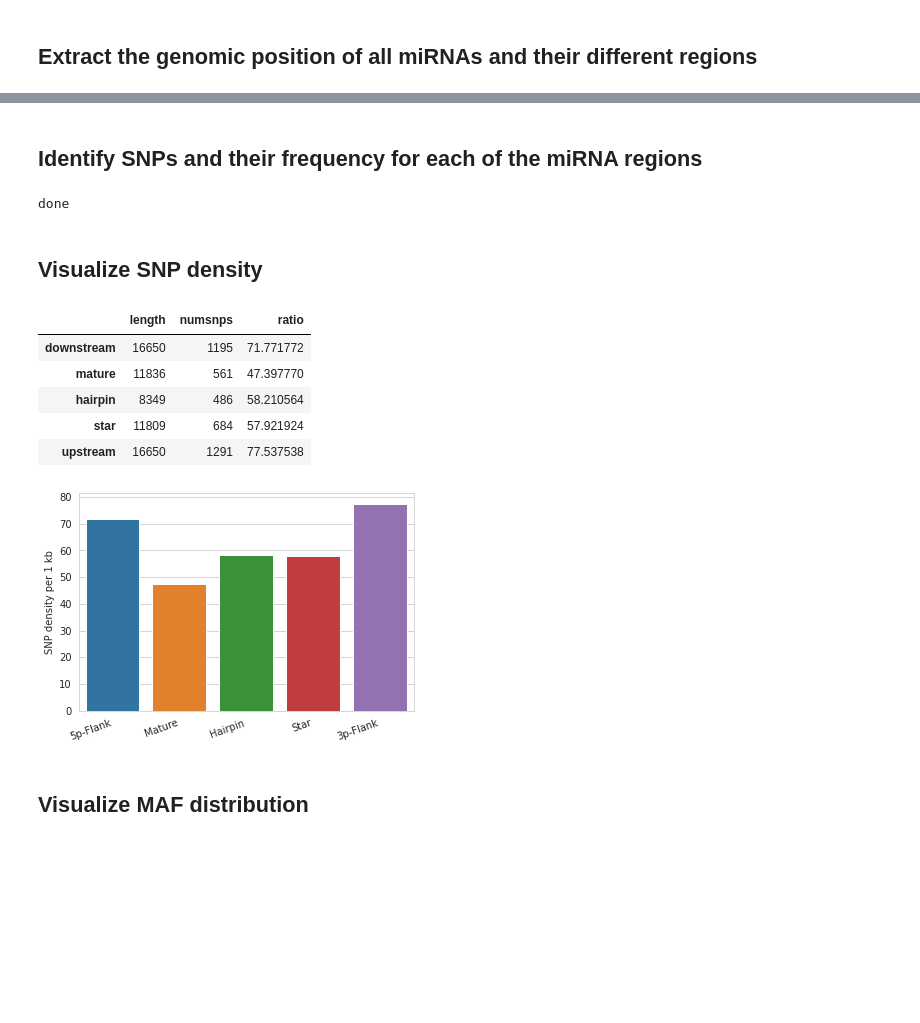
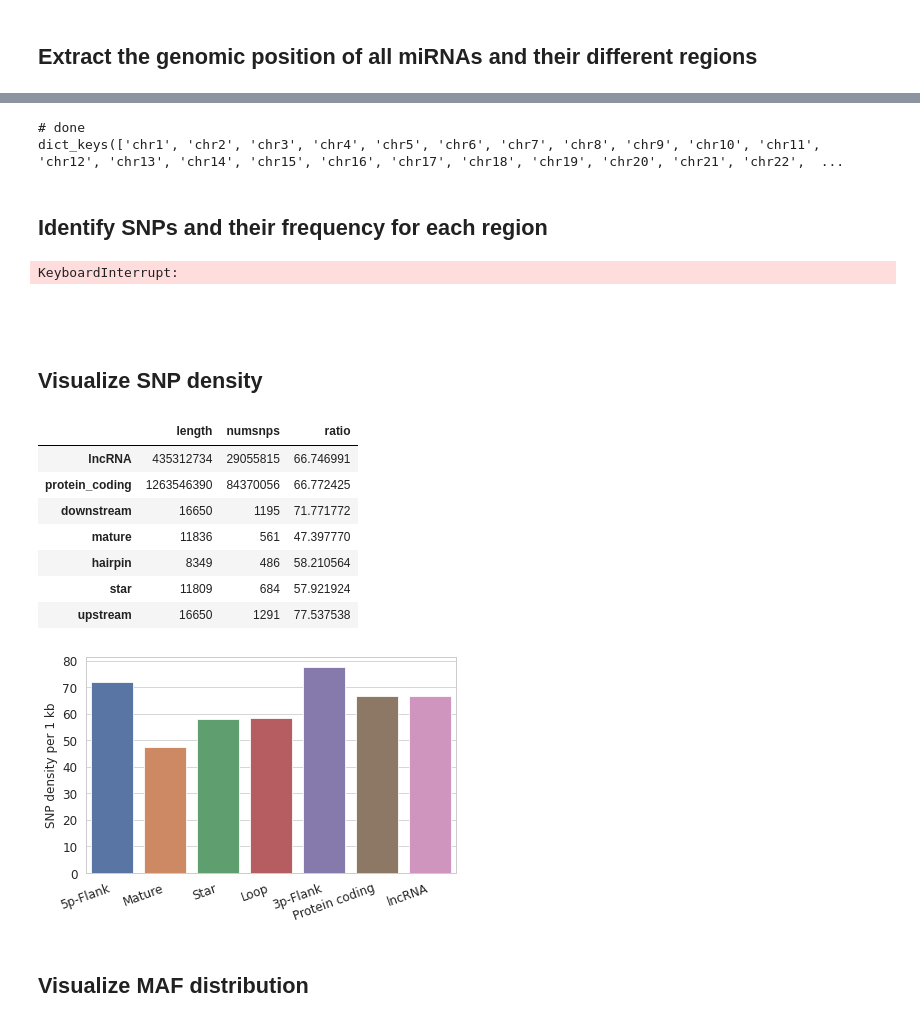
Before and after one commit to felixlangschied/human_mirna_evol, a Jupyter notebook: scripts/notebooks/SNPanalysis.ipynb, the cells around one changed output, grey strips where cells are left out. Drawn from its saved outputs; the diff is of its cells as text; code cells hidden in the pictures; blank space fills up the shorter version.

```diff
--- a/scripts/notebooks/SNPanalysis.ipynb
+++ b/scripts/notebooks/SNPanalysis.ipynb
@@ -73,5 +139,41 @@ with open(outfile, 'w') as of:
+# %%
+import json
+
+###################################################################################################################
+protpath = '/home/felixl/PycharmProjects/human_miRNA_evol/data/processed/SNPs/other_regions.json'
+mirpath = '/home/felixl/PycharmProjects/human_miRNA_evol/data/processed/SNPs/mirna_regions.json'
+
+outpath = '/home/felixl/PycharmProjects/human_miRNA_evol/data/processed/SNPs/all_regions.json'
+#########################################################################################################
+
+
+def read_json(path):
+    with open(path, 'r') as fh:
+        out_dict = json.load(fh)
+    return out_dict
+
+
+protdict = read_json(protpath)
+mirdict = read_json(mirpath)
+alldict = protdict
+
+for chrom in mirdict:
+    if chrom == 'chrM':
+        continue
+    alldict[chrom].update(mirdict[chrom])
+
+
+with open(outpath, 'w') as of:
+    json.dump(alldict, of)
+
+print('# done')
+
+print(protdict.keys())
+# %% [output]
+# done
+dict_keys(['chr1', 'chr2', 'chr3', 'chr4', 'chr5', 'chr6', 'chr7', 'chr8', 'chr9', 'chr10', 'chr11', 'chr12', 'chr13', 'chr14', 'chr15', 'chr16', 'chr17', 'chr18', 'chr19', 'chr20', 'chr21', 'chr22',  ...
 # %% [markdown]
-## Identify SNPs and their frequency for each of the miRNA regions
+## Identify SNPs and their frequency for each region
 # %%
 """
 loads:
@@ -86,7 +188,7 @@ import json
 
 ###################################################################################################################
 chrom_json_dir = '/share/project/felixl/dbSNP/chromwise_dbSNP'
-position_path = '/home/felixl/PycharmProjects/human_miRNA_evol/data/processed/SNPs/mirna_regions.json'
+position_path = '/home/felixl/PycharmProjects/human_miRNA_evol/data/processed/SNPs/all_regions.json'
 
 outsnps = '/home/felixl/PycharmProjects/human_miRNA_evol/data/processed/SNPs/no_snps_per_region.json'
 outmafs = '/home/felixl/PycharmProjects/human_miRNA_evol/data/processed/SNPs/mafs_per_region.json'
@@ -153,7 +255,9 @@ save_json(outsnps, snp_out)
 save_json(outmafs, mafs_dic)
 print('done')
 # %% [output]
-done
+KeyboardInterrupt:
+# %% [markdown]
+##
 # %% [markdown]
 ## Visualize SNP density
 # %%
@@ -165,37 +269,45 @@ import json
 
 ###################################################################################################################
 snps = '/home/felixl/PycharmProjects/human_miRNA_evol/data/processed/SNPs/no_snps_per_region.json'
 
 figout = '/home/felixl/PycharmProjects/human_miRNA_evol/figures/snp_density_mirnas.png'
 ###################################################################################################################
 
 def load_snps(path):
     with open(path, 'r') as fh:
         tmpdic = json.load(fh)
     df = pd.DataFrame.from_dict(tmpdic, orient='index')
     df = df.drop(index='pre_mirna')
     df['ratio'] = df['numsnps']/df['length'] * 1000
     return df
 
 
 snpdf = load_snps(snps)
 display(snpdf)
 
 sns.set_style('whitegrid')
-ax = sns.barplot(data=snpdf, x=snpdf.index, y='ratio')
-plt.ylabel('SNP density per 1 kb')
+# sns.set_theme('paper')
+order = ['downstream', 'mature', 'star', 'hairpin', 'upstream', 'protein_coding', 'lncRNA']
+ax = sns.barplot(data=snpdf, x=snpdf.index, y='ratio', order=order)
+plt.ylabel('SNP density per 1 kb', size=12)
 
-xticks = ['5p-Flank', 'Mature', 'Hairpin', 'Star', '3p-Flank']
+xticks = ['5p-Flank', 'Mature', 'Star', 'Loop', '3p-Flank', 'Protein coding', 'lncRNA']
 ax.set_xticklabels(xticks,rotation = 20, ha='right')
+plt.tick_params(axis='both', which='major', labelsize=12)
+plt.tight_layout()
+
 plt.savefig(figout, dpi=600)
+plt.savefig(figout.replace('.png', '.svg'))
 # %% [output]
 |  | length | numsnps | ratio |
+| lncRNA | 435312734 | 29055815 | 66.746991 |
+| protein_coding | 1263546390 | 84370056 | 66.772425 |
 | downstream | 16650 | 1195 | 71.771772 |
 | mature | 11836 | 561 | 47.397770 |
 | hairpin | 8349 | 486 | 58.210564 |
 | star | 11809 | 684 | 57.921924 |
 | upstream | 16650 | 1291 | 77.537538 |
-[figure, old version]
+[figure, new version]
 # %% [markdown]
 ## Visualize MAF distribution
 # %%
```
Also changed, not shown: parts of 7 cells of this notebook, 3 other files.
